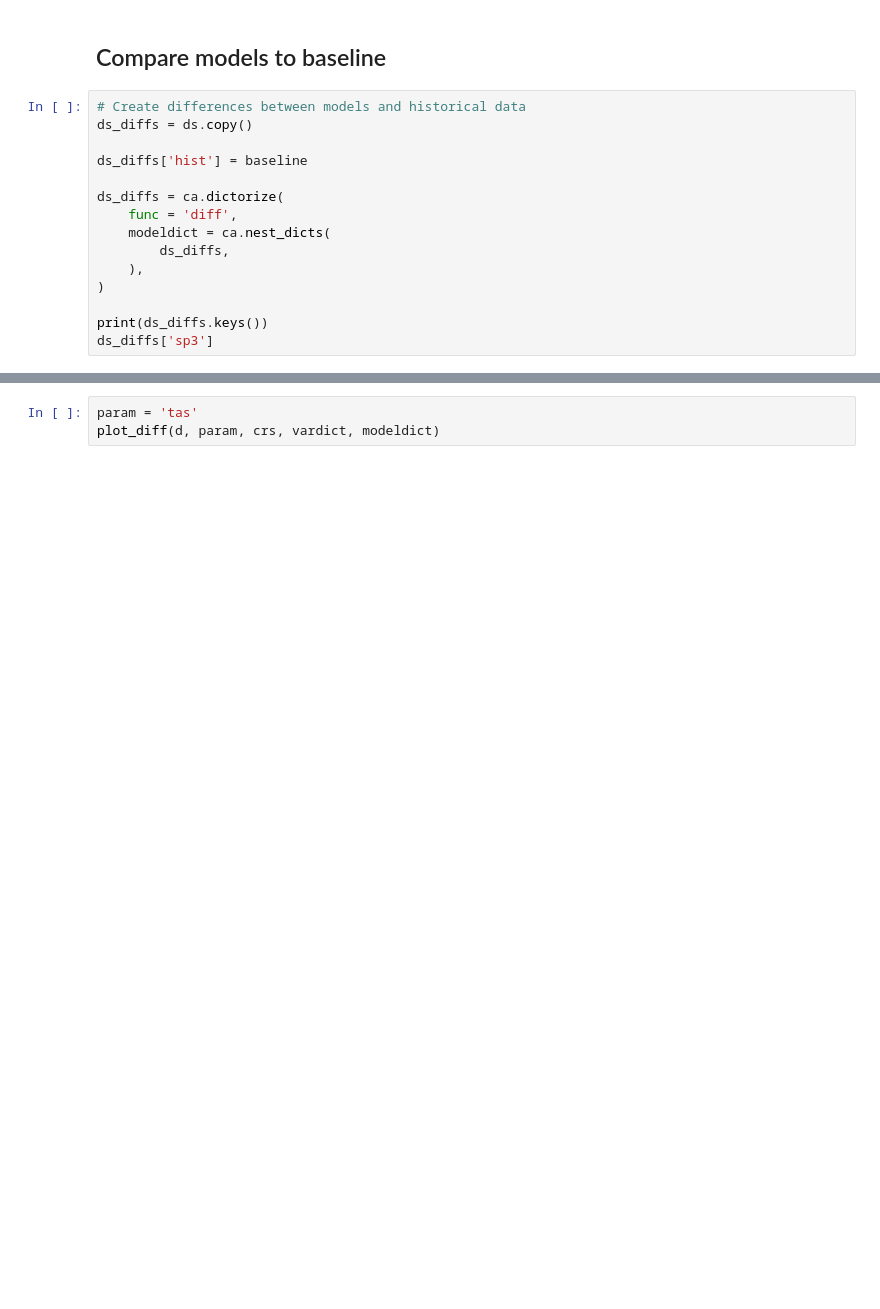
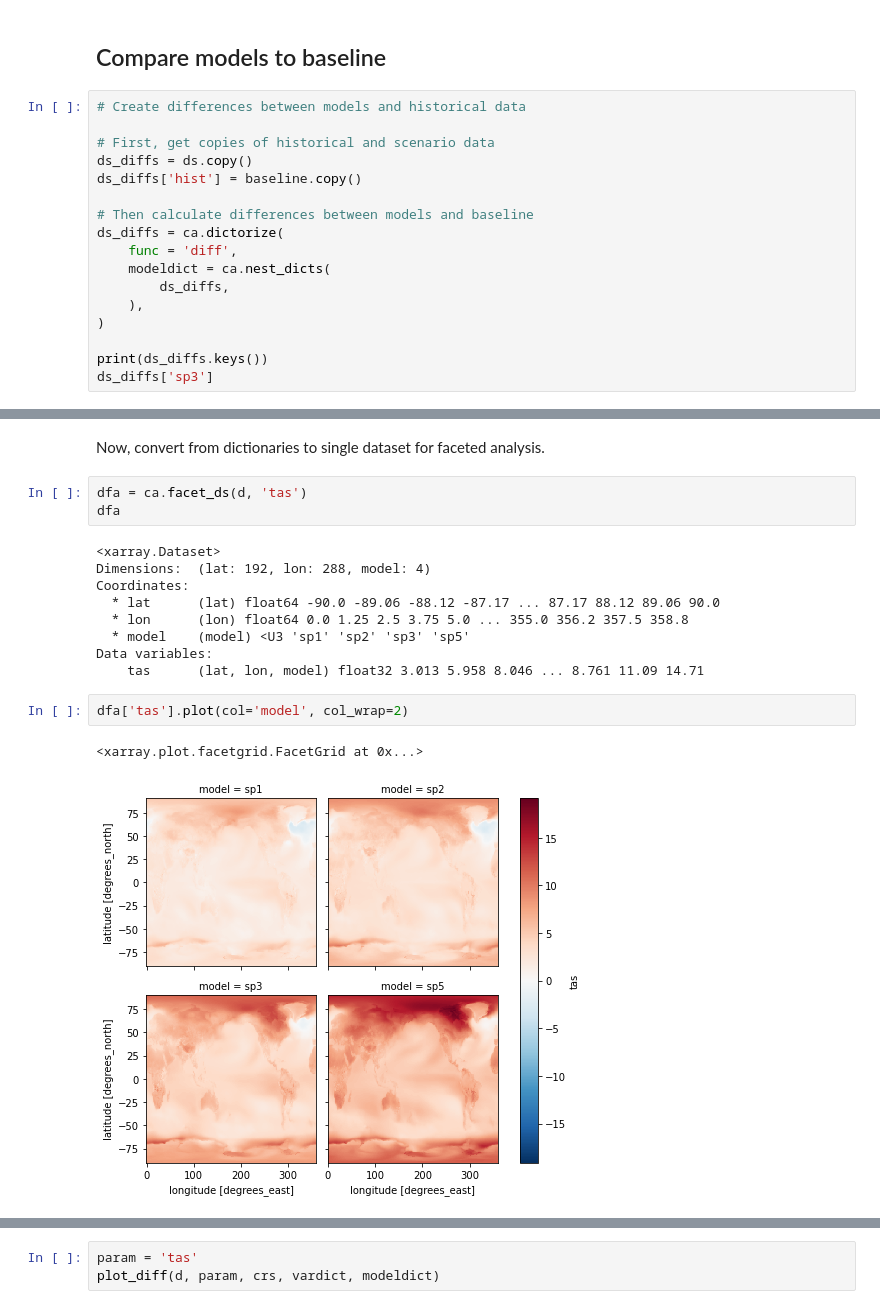
Before and after one commit to UCB-stat-159-s22/hw07-group20, a Jupyter notebook: notebooks/CESM_EDA.ipynb, the cells around one changed output, grey strips where cells are left out. Cells and saved outputs as stored; diff of their text form; blank space fills up the shorter version.

Commit message:
implemented facet analysis and plotting

```diff
--- a/notebooks/CESM_EDA.ipynb
+++ b/notebooks/CESM_EDA.ipynb
@@ -261,10 +261,12 @@ cv.plot_map(
 ## Compare models to baseline
 # %%
 # Create differences between models and historical data
+
+# First, get copies of historical and scenario data
 ds_diffs = ds.copy()
+ds_diffs['hist'] = baseline.copy()
 
-ds_diffs['hist'] = baseline
-
+# Then calculate differences between models and baseline
 ds_diffs = ca.dictorize(
     func = 'diff',
     modeldict = ca.nest_dicts(
@@ -355,0 +372,19 @@ dplot['tas'].plot(col='model', col_wrap=2)
+# %% [markdown]
+Now, convert from dictionaries to single dataset for faceted analysis.
+# %%
+dfa = ca.facet_ds(d, 'tas')
+dfa
+# %% [output]
+<xarray.Dataset>
+Dimensions:  (lat: 192, lon: 288, model: 4)
+Coordinates:
+  * lat      (lat) float64 -90.0 -89.06 -88.12 -87.17 ... 87.17 88.12 89.06 90.0
+  * lon      (lon) float64 0.0 1.25 2.5 3.75 5.0 ... 355.0 356.2 357.5 358.8
+  * model    (model) <U3 'sp1' 'sp2' 'sp3' 'sp5'
+Data variables:
+    tas      (lat, lon, model) float32 3.013 5.958 8.046 ... 8.761 11.09 14.71
+# %%
+dfa['tas'].plot(col='model', col_wrap=2)
+# %% [output]
+<xarray.plot.facetgrid.FacetGrid at 0x...>
+[figure, added]
```
Also changed, not shown: parts of 11 cells of this notebook.
